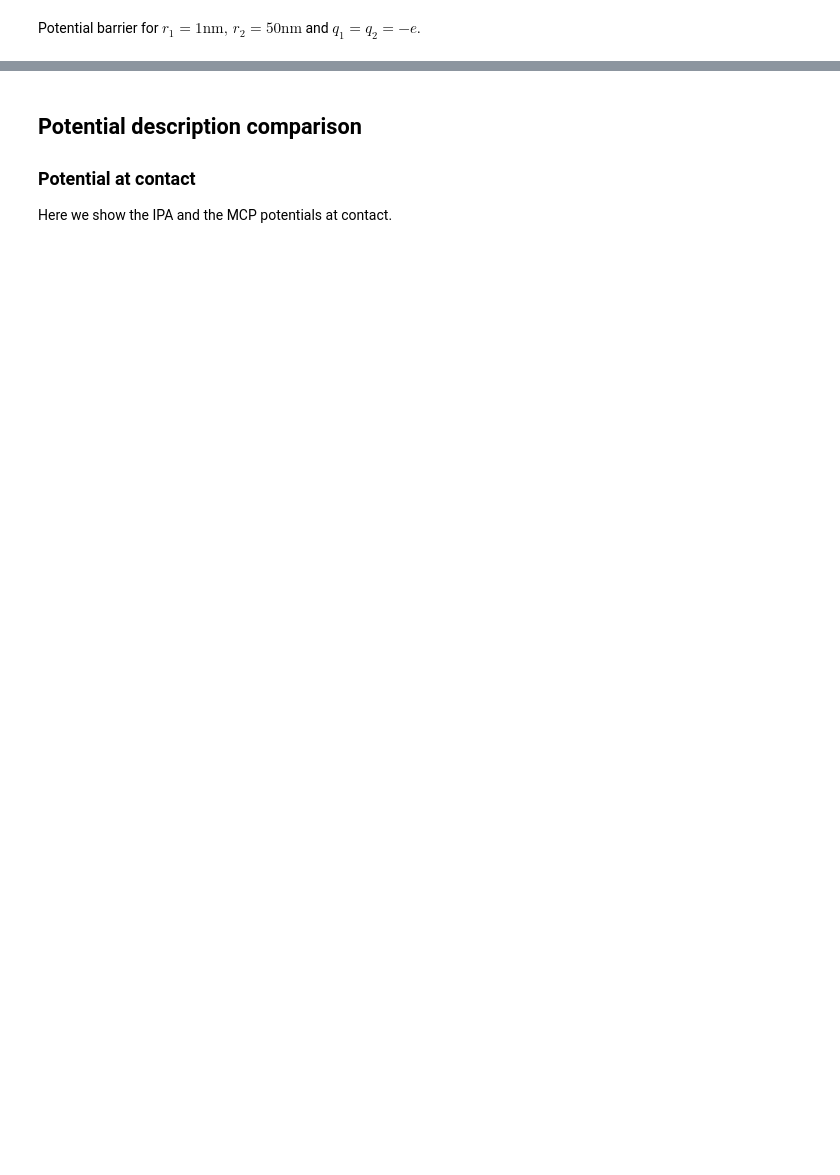
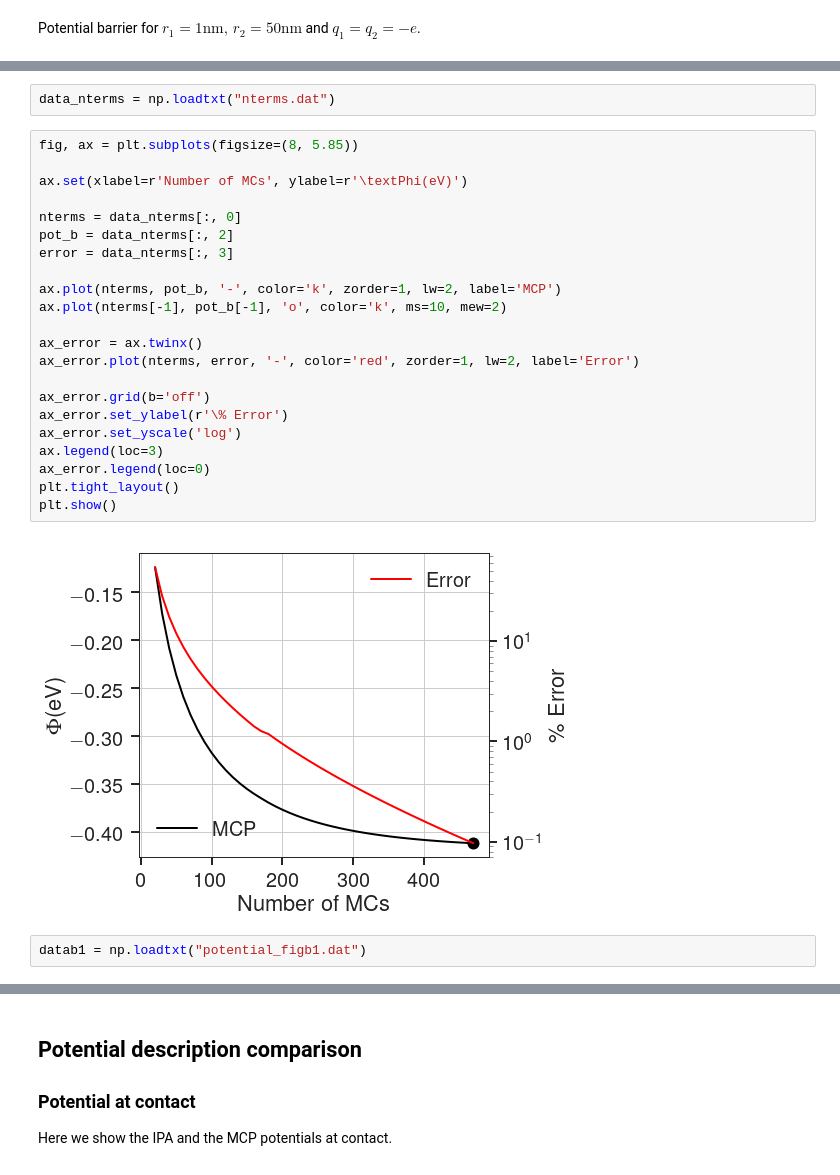
Before and after one commit to caos21/ndust, a Jupyter notebook: press/supplementary-material.ipynb, the cells around one changed output, grey strips where cells are left out. Drawn from its saved outputs; the diff is of its cells as text; blank space fills up the shorter version.

```diff
--- a/press/supplementary-material.ipynb
+++ b/press/supplementary-material.ipynb
@@ -657,0 +662,28 @@ plt.show()
+# %%
+data_nterms = np.loadtxt("nterms.dat")
+# %%
+fig, ax = plt.subplots(figsize=(8, 5.85))
+
+ax.set(xlabel=r'Number of MCs', ylabel=r'\textPhi(eV)')
+
+nterms = data_nterms[:, 0]
+pot_b = data_nterms[:, 2]
+error = data_nterms[:, 3]
+
+ax.plot(nterms, pot_b, '-', color='k', zorder=1, lw=2, label='MCP')
+ax.plot(nterms[-1], pot_b[-1], 'o', color='k', ms=10, mew=2)
+
+ax_error = ax.twinx()
+ax_error.plot(nterms, error, '-', color='red', zorder=1, lw=2, label='Error')
+
+ax_error.grid(b='off')
+ax_error.set_ylabel(r'\% Error')
+ax_error.set_yscale('log')
+ax.legend(loc=3)
+ax_error.legend(loc=0)
+plt.tight_layout()
+plt.show()
+# %% [output]
+[figure, added]
+# %%
+datab1 = np.loadtxt("potential_figb1.dat")
```
Also changed, not shown: parts of 4 cells of this notebook, 7 other files.
